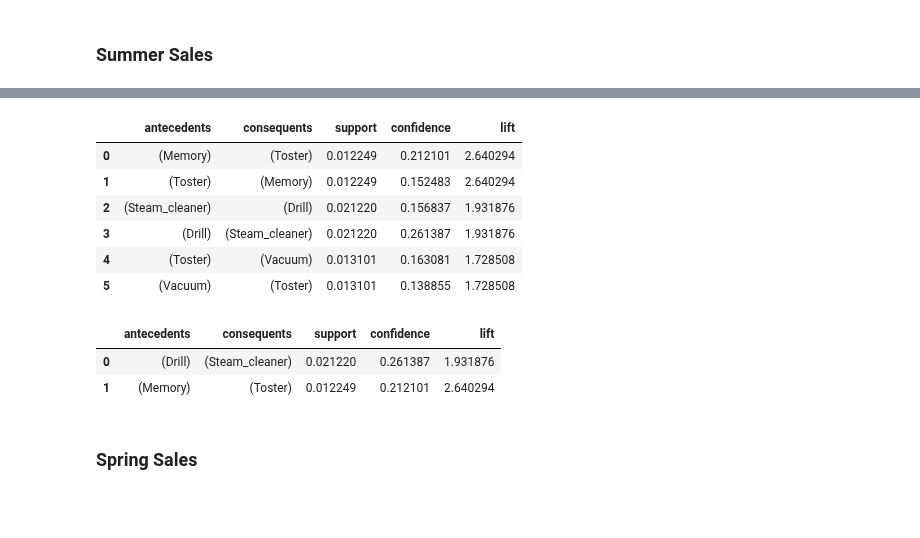
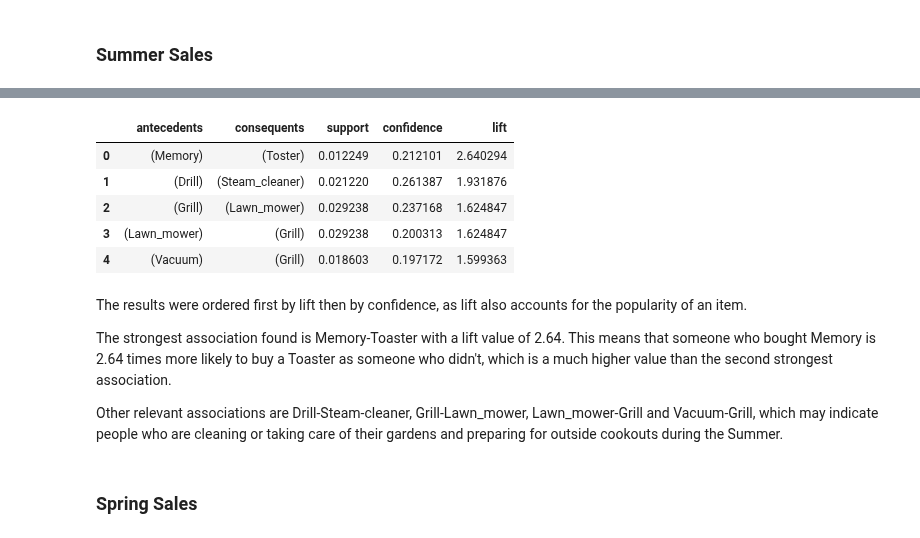
Before and after one commit to flpsantos3/PD_01, a Jupyter notebook: PD_202021_P1.ipynb, the cells around one changed output, grey strips where cells are left out. Saved outputs shown, nothing was run; the diff lists cells and outputs as text; code cells hidden in the pictures; blank space fills up the shorter version.

```diff
--- a/PD_202021_P1.ipynb
+++ b/PD_202021_P1.ipynb
@@ -991,2 +993,17 @@ The list of products clicked in the Spring, like the sales for this season, does
 # %% [markdown]
 ### Summer Sales
+# %%
+# FP-Growth
+frequent_summer_buys=fpgrowth(summer_buys_binary, min_support=0.01,use_colnames=True)
+frequent_summer_buys['length'] = frequent_summer_buys['itemsets'].apply(lambda x: len(x))
+
+# Generate association rules with confidence >= 18%
+rules_summer_buys = association_rules(frequent_summer_buys,
+                                      metric = "confidence",
+                                      min_threshold=0.18)
+
+rules_summer_buys[['antecedents','consequents',
+                   'support','confidence','lift']]\
+                  .sort_values(by=['confidence','lift'],
+                               ascending=False)\
+                  .reset_index(drop=True)
@@ -993,12 +1019,12 @@ The list of products clicked in the Spring, like the sales for this season, does
 # %%
-# Generate association rules with confidence >= 17.5%
+# Generate association rules with lift >= 1.5
 rules_summer_buys = association_rules(frequent_summer_buys,
-                                      metric = "confidence",
-                                      min_threshold=0.175)
+                                      metric = "lift",
+                                      min_threshold=1.5)
 
 rules_summer_buys[['antecedents','consequents',
                    'support','confidence','lift']]\
-                  .sort_values(by=['confidence','lift'],
+                  .sort_values(by=['lift', 'confidence'],
                                ascending=False)\
                   .reset_index(drop=True)
 # %% [output]
@@ -1014,33 +1044,23 @@ rules_summer_buys[['antecedents','consequents',
 # %%
-# Generate association rules with lift >= 1.7
-rules_summer_buys = association_rules(frequent_summer_buys,
-                                      metric = "lift",
-                                      min_threshold=1.7)
-
-rules_summer_buys[['antecedents','consequents',
+# both metrics combined
+all_summer_buys=rules_summer_buys[rules_summer_buys['confidence']>=0.18]
+all_summer_buys[['antecedents','consequents',
                    'support','confidence','lift']]\
-                  .sort_values(by=['lift', 'confidence'],
-                               ascending=False)\
-                  .reset_index(drop=True)
+                   .sort_values(by=['lift','confidence'], ascending=False)\
+                   .reset_index(drop=True)
 # %% [output]
 |  | antecedents | consequents | support | confidence | lift |
 | 0 | (Memory) | (Toster) | 0.012249 | 0.212101 | 2.640294 |
-| 1 | (Toster) | (Memory) | 0.012249 | 0.152483 | 2.640294 |
-| 2 | (Steam_cleaner) | (Drill) | 0.021220 | 0.156837 | 1.931876 |
-| 3 | (Drill) | (Steam_cleaner) | 0.021220 | 0.261387 | 1.931876 |
-| 4 | (Toster) | (Vacuum) | 0.013101 | 0.163081 | 1.728508 |
-| 5 | (Vacuum) | (Toster) | 0.013101 | 0.138855 | 1.728508 |
+| 1 | (Drill) | (Steam_cleaner) | 0.021220 | 0.261387 | 1.931876 |
+| 2 | (Grill) | (Lawn_mower) | 0.029238 | 0.237168 | 1.624847 |
+| 3 | (Lawn_mower) | (Grill) | 0.029238 | 0.200313 | 1.624847 |
+| 4 | (Vacuum) | (Grill) | 0.018603 | 0.197172 | 1.599363 |
-# %%
-# both metrics combined
-all_summer_buys=rules_summer_buys[rules_summer_buys['confidence']>=0.175]
-all_summer_buys[['antecedents','consequents',
-                   'support','confidence','lift']]\
-                   .sort_values(by=['confidence','lift'], ascending=False)\
-                   .reset_index(drop=True)
-# %% [output]
-|  | antecedents | consequents | support | confidence | lift |
-| 0 | (Drill) | (Steam_cleaner) | 0.021220 | 0.261387 | 1.931876 |
-| 1 | (Memory) | (Toster) | 0.012249 | 0.212101 | 2.640294 |
+# %% [markdown]
+The results were ordered first by lift then by confidence, as lift also accounts for the popularity of an item.
+
+The strongest association found is Memory-Toaster with a lift value of 2.64. This means that someone who bought Memory is 2.64 times more likely to buy a Toaster as someone who didn't, which is a much higher value than the second strongest association.
+
+Other relevant associations are Drill-Steam-cleaner, Grill-Lawn_mower, Lawn_mower-Grill and Vacuum-Grill, which may indicate people who are cleaning or taking care of their gardens and preparing for outside cookouts during the Summer.
 # %% [markdown]
 ### Spring Sales
 # %%
```
Also changed, not shown: parts of 15 cells of this notebook.
